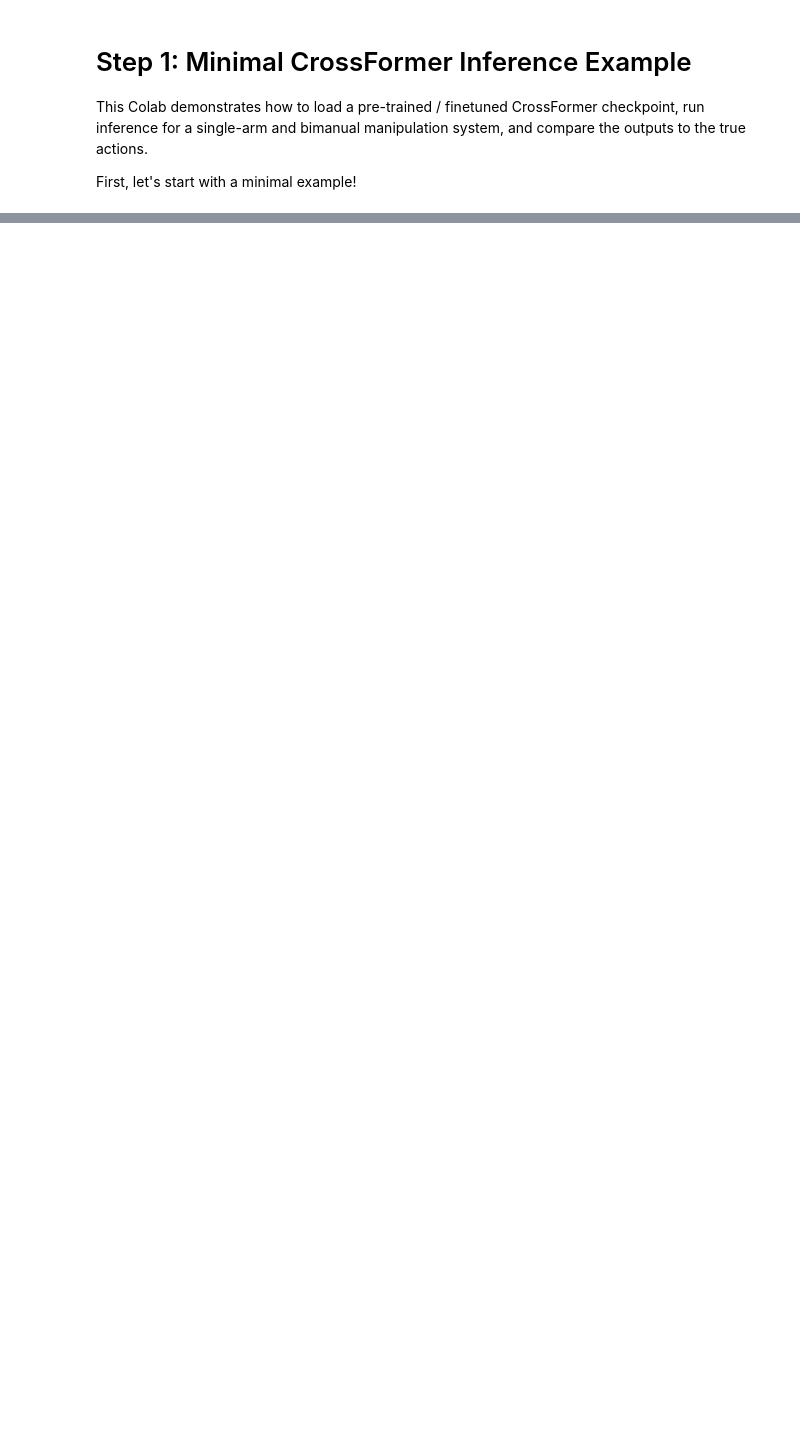
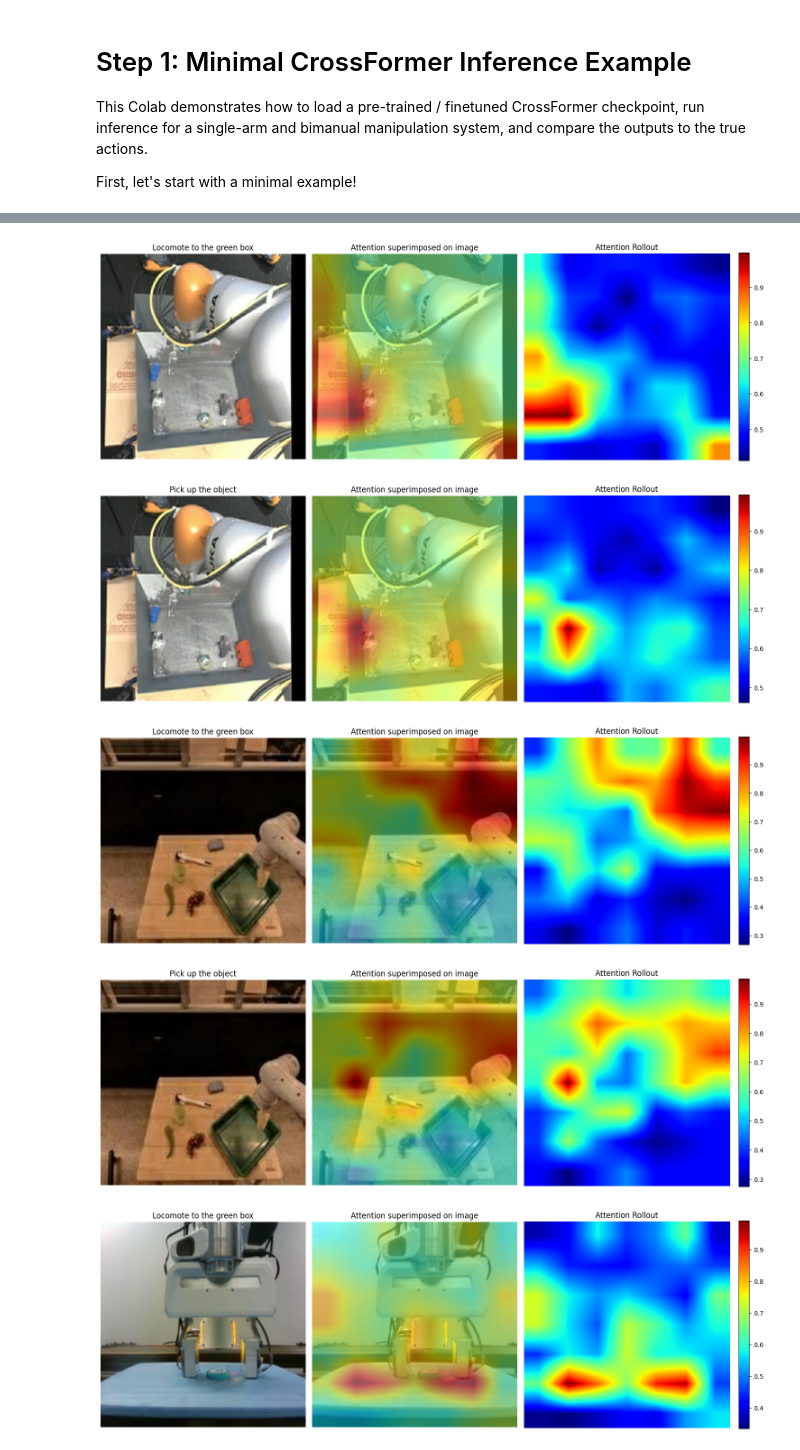
Before and after one commit to jsll/crossformer, a Jupyter notebook: attention_rollout_example.ipynb, the cells around one changed output, grey strips where cells are left out. Cells and saved outputs as stored; diff of their text form; code cells hidden in the pictures; blank space fills up the shorter version.

Commit message:
Now the attention rollout seem to work

```diff
--- a/attention_rollout_example.ipynb
+++ b/attention_rollout_example.ipynb
@@ -110,7 +61,0 @@ task = model.create_tasks(texts=[language_instruction])  # for language conditio
-# %%
-for step in tqdm.trange(len(images) - (WINDOW_SIZE - 1)):
-input_images = np.stack(images[0 : 0 + WINDOW_SIZE])[None]
-observation = {
-    "image_primary": input_images,
-    "timestep_pad_mask": np.full((1, input_images.shape[1]), True, dtype=bool),
-}
@@ -123,0 +62,37 @@ fig = visualization_utils.plot_readout_attention(rollout, token_types, "readout_
+# %%
+def get_attention(variables):
+    attention_averaged_per_head = []
+    encoder_blocks = variables['intermediates']['crossformer_transformer']['BlockTransformer_0']['Transformer_0'].keys()
+    for encoder_block in encoder_blocks:
+        attention_weights = variables['intermediates']['crossformer_transformer']['BlockTransformer_0']['Transformer_0'][encoder_block]['MultiHeadDotProductAttention_0']['attention_weights'][0]
+        attention_averaged_per_head.append(attention_weights.squeeze().mean(0))
+    return attention_averaged_per_head
+# %%
+import importlib
+importlib.reload(visualization_utils)
+negative_transfer_instruction = "Locomote to the green box"
+positive_transfer_instruction = "Pick up the object"
+negative_transfer_task = create_language_task(negative_transfer_instruction, model)
+positive_transfer_task = create_language_task(positive_transfer_instruction, model)
+head_fusion = "max"
+rollouts_negative_transfer = []
+rollouts_positive_transfer = []
+outputs_negative_transfer = []
+outputs_positive_transfer = []
+attentions_per_datapoint_negative_transfer = []
+attentions_per_datapoint_positive_transfer = []
+for data in data_per_dataset.keys():
+    observation = create_observation(data_per_dataset[data])
+    negative_transfer_rollout, negative_transfer_token_types, negative_transfer_outputs, negative_transfer_variables = model.analyze_attention(observation, negative_transfer_task, head_fusion=head_fusion)
+    positive_transfer_rollout, positive_transfer_token_types, positive_transfer_outputs, positive_transfer_variables = model.analyze_attention(observation, positive_transfer_task, head_fusion=head_fusion)
+
+    attentions_per_datapoint_negative_transfer.append(get_attention(negative_transfer_variables))
+    attentions_per_datapoint_positive_transfer.append(get_attention(positive_transfer_variables))
+
+    rollouts_negative_transfer.append(negative_transfer_rollout)
+    rollouts_positive_transfer.append(positive_transfer_rollout)
+    outputs_negative_transfer.append(negative_transfer_outputs['readout_single_arm'].tokens)
+    outputs_positive_transfer.append(positive_transfer_outputs['readout_single_arm'].tokens)
+    visualization_utils.plot_readout_attention2(negative_transfer_rollout, negative_transfer_token_types, "readout_single_arm", observation, observation_type="_primary", observation_image=observation["image_primary"][0,0], title=negative_transfer_instruction)
+    visualization_utils.plot_readout_attention2(positive_transfer_rollout, positive_transfer_token_types, "readout_single_arm", observation, observation_type="_primary", observation_image=observation["image_primary"][0,0], title=positive_transfer_instruction)
+# %% [output]
@@ -123,0 +116,5 @@ fig = visualization_utils.plot_readout_attention(rollout, token_types, "readout_
+[figure, added]
+[figure, added]
+[figure, added]
+[figure, added]
+[figure, added]
```
Also changed, not shown: parts of 12 cells of this notebook, 2 other files.
